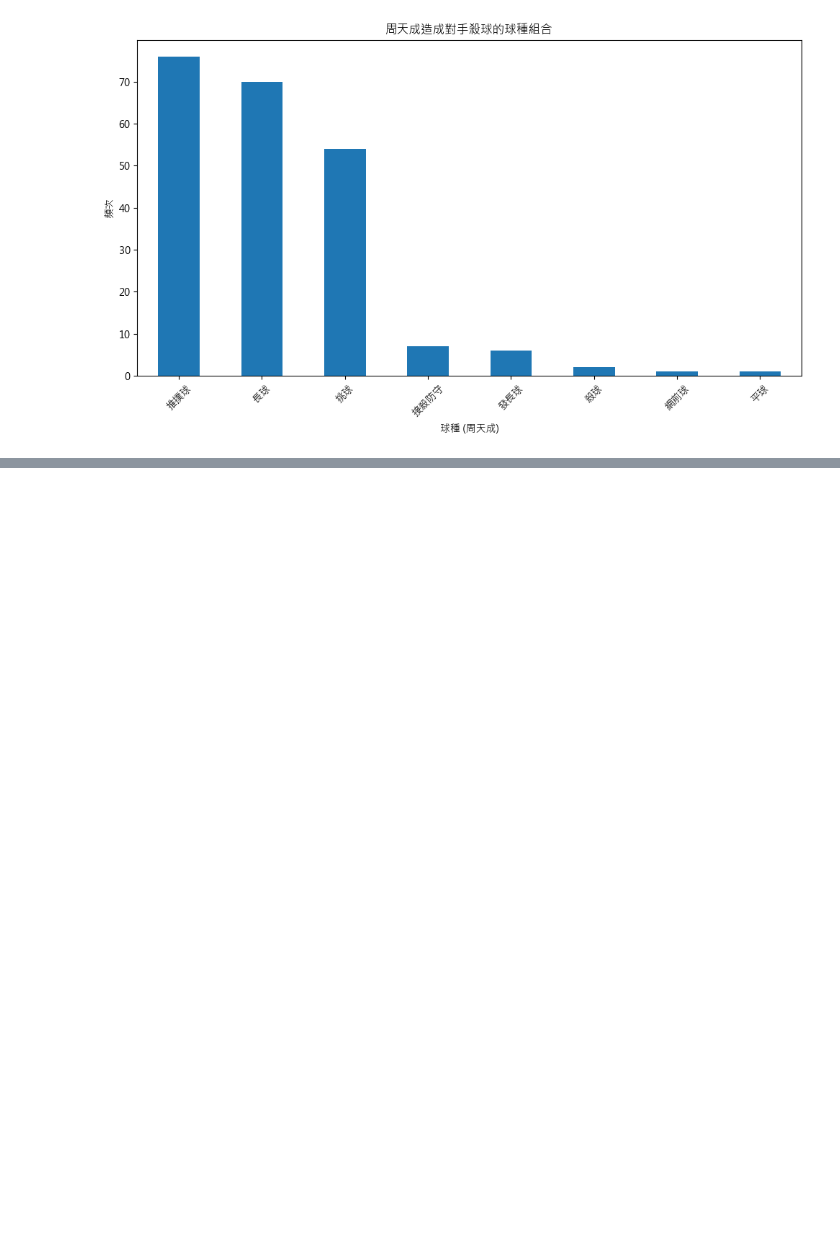
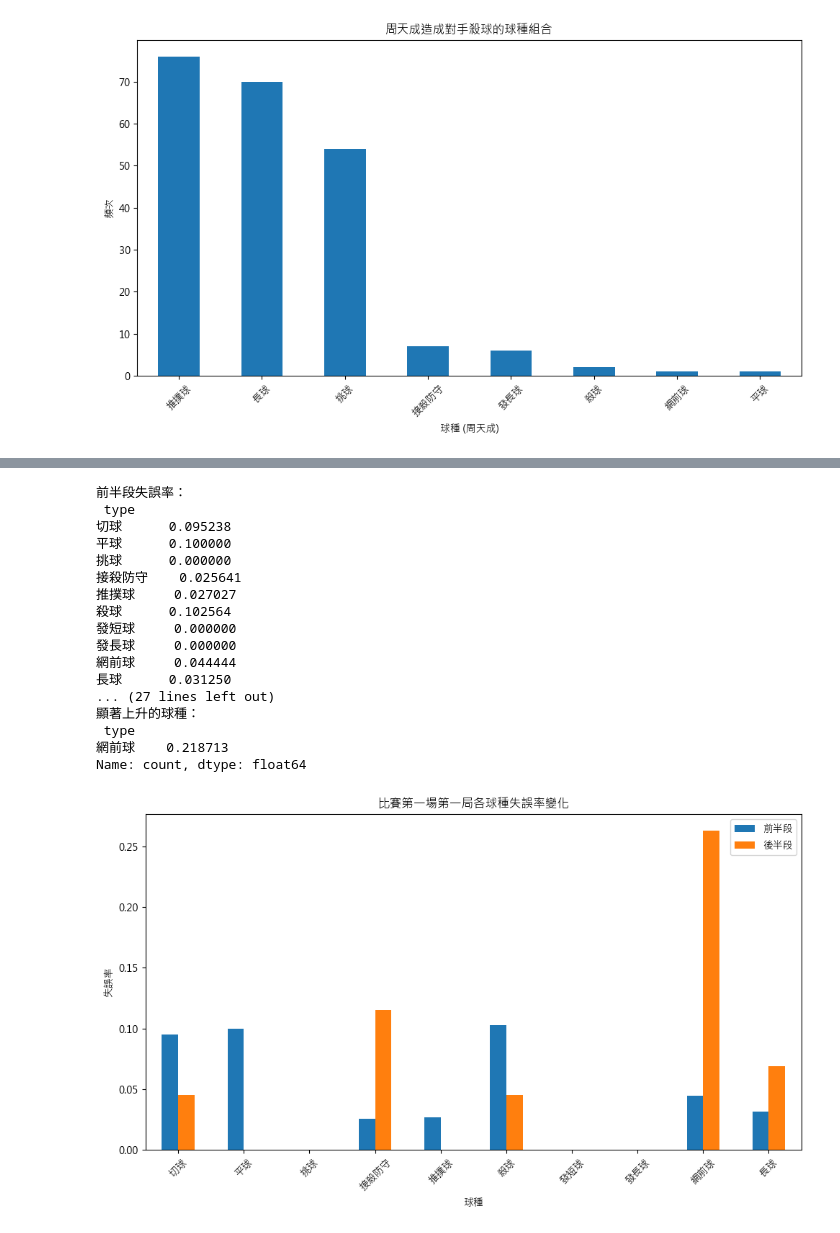
Before and after one commit to DanielTeng0811/BadmintonAI, a Jupyter notebook: question_ans_final.ipynb, the cells around one changed output, grey strips where cells are left out. Saved outputs shown, nothing was run; the diff lists cells and outputs as text; code cells hidden in the pictures; blank space fills up the shorter version.

```diff
--- a/question_ans_final.ipynb
+++ b/question_ans_final.ipynb
@@ -2236,0 +2240,79 @@ Name: count, dtype: int64
+# %%
+import pandas as pd
+
+# 確保 `df` 存在且不為空
+if len(df) > 0:
+    # 篩選出第一場比賽第一局的數據
+    df_match_1_set_1 = df[(df['match_id'] == 1) & (df['set'] == 1)]
+
+    # 確保本局數據非空
+    if len(df_match_1_set_1) > 0:
+        # 定義半段的界限
+        rally_half_point = 21  # example threshold for halfway point
+
+        # 分成兩個時間段：前半段和後半段
+        df_first_half = df_match_1_set_1[df_match_1_set_1['rally'] <= rally_half_point]
+        df_second_half = df_match_1_set_1[df_match_1_set_1['rally'] > rally_half_point]
+
+        # 定義函數計算失誤率
+        def calculate_error_rate(df_segment):
+            total_counts = df_segment['type'].value_counts()
+            error_counts = df_segment[df_segment['lose_reason'].notna()]['type'].value_counts()
+            error_rate = error_counts / total_counts
+            return error_rate.fillna(0)
+
+        # 計算前後半段的失誤率
+        first_half_error_rate = calculate_error_rate(df_first_half)
+        second_half_error_rate = calculate_error_rate(df_second_half)
+
+        # 計算失誤率變化
+        error_rate_change = second_half_error_rate - first_half_error_rate
+
+        # 找出顯著上升的球種 (例如，失誤率變化超過指定閾值)
+        significant_increase_threshold = 0.1  # 假設閾值
+        significant_errors = error_rate_change[error_rate_change > significant_increase_threshold]
+
+        # 打印計算結果
+        print("前半段失誤率：\n", first_half_error_rate)
+        print("後半段失誤率：\n", second_half_error_rate)
+        print("失誤率變化：\n", error_rate_change)
+        print("顯著上升的球種：\n", significant_errors)
+
+        # 視覺化失誤率變化
+        import platform
+        import matplotlib.pyplot as plt
+
+        # 字體設置
+        s = platform.system()
+        plt.rcParams['font.sans-serif'] = ['Arial Unicode MS', 'PingFang TC'] if s=='Darwin' else ['Microsoft JhengHei', 'SimHei'] if s=='Windows' else ['WenQuanYi Zen Hei']
+        plt.rcParams['axes.unicode_minus'] = False
+
+        fig, ax = plt.subplots(figsize=(10, 6))
+        error_rate_df = pd.DataFrame({'前半段': first_half_error_rate, '後半段': second_half_error_rate}).fillna(0)
+        error_rate_df.plot(kind='bar', ax=ax)
+        ax.set_title('比賽第一場第一局各球種失誤率變化')
+        ax.set_ylabel('失誤率')
+        ax.set_xlabel('球種')
+        plt.xticks(rotation=45)
+        plt.tight_layout()
+
+        plt.show()
+# %% [output]
+前半段失誤率：
+ type
+切球      0.095238
+平球      0.100000
+挑球      0.000000
+接殺防守    0.025641
+推撲球     0.027027
+殺球      0.102564
+發短球     0.000000
+發長球     0.000000
+網前球     0.044444
+長球      0.031250
+... (27 lines left out)
+顯著上升的球種：
+ type
+網前球    0.218713
+Name: count, dtype: float64
+[figure, added]
```
Also changed, not shown: parts of 13 cells of this notebook, 4 other files.
